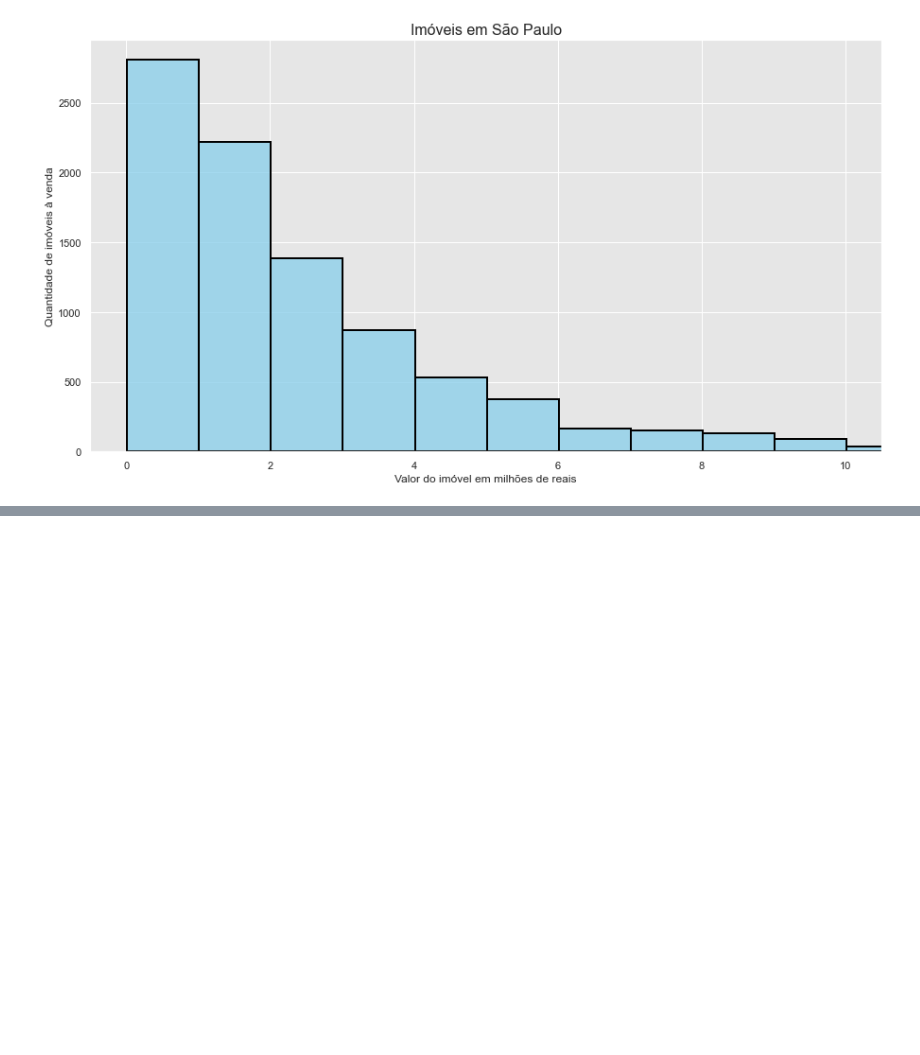
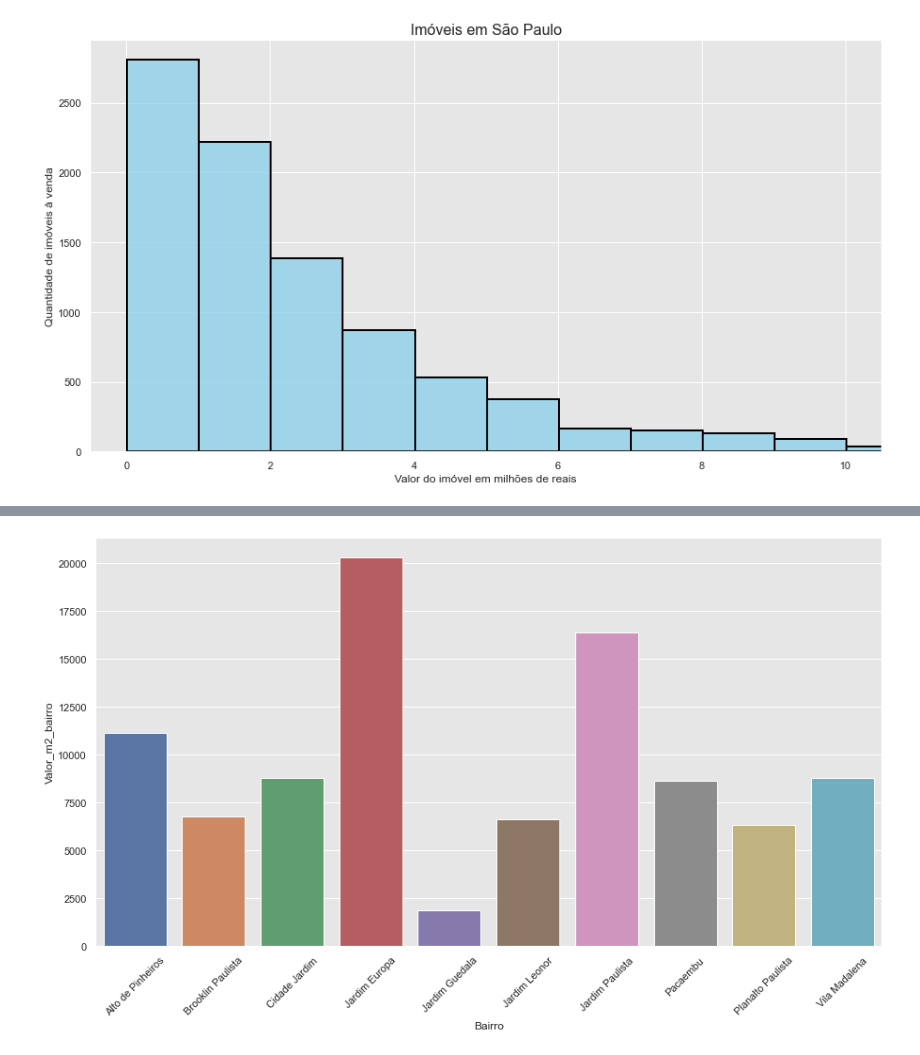
Before and after one commit to Rafael-Eiji/ImersaoDados, a Jupyter notebook: imersaodados.ipynb, the cells around one changed output, grey strips where cells are left out. Cells and saved outputs as stored; diff of their text form; code cells hidden in the pictures; blank space fills up the shorter version.

```diff
--- a/imersaodados.ipynb
+++ b/imersaodados.ipynb
@@ -471,0 +511,2 @@ plt.show()
+# %%
+top_bairros = dados_vendas['Bairro'].value_counts()[:10].index
@@ -471,0 +549,6 @@ plt.show()
+# %%
+plt.figure(figsize=(15, 8))
+ax = sns.barplot(x = 'Bairro', y = 'Valor_m2_bairro', data = dados_bairro[dados_bairro['Bairro'].isin(top_bairros)])
+ax.tick_params(axis='x', rotation=45)
+# %% [output]
+[figure, added]
```
Also changed, not shown: parts of 12 cells of this notebook.
